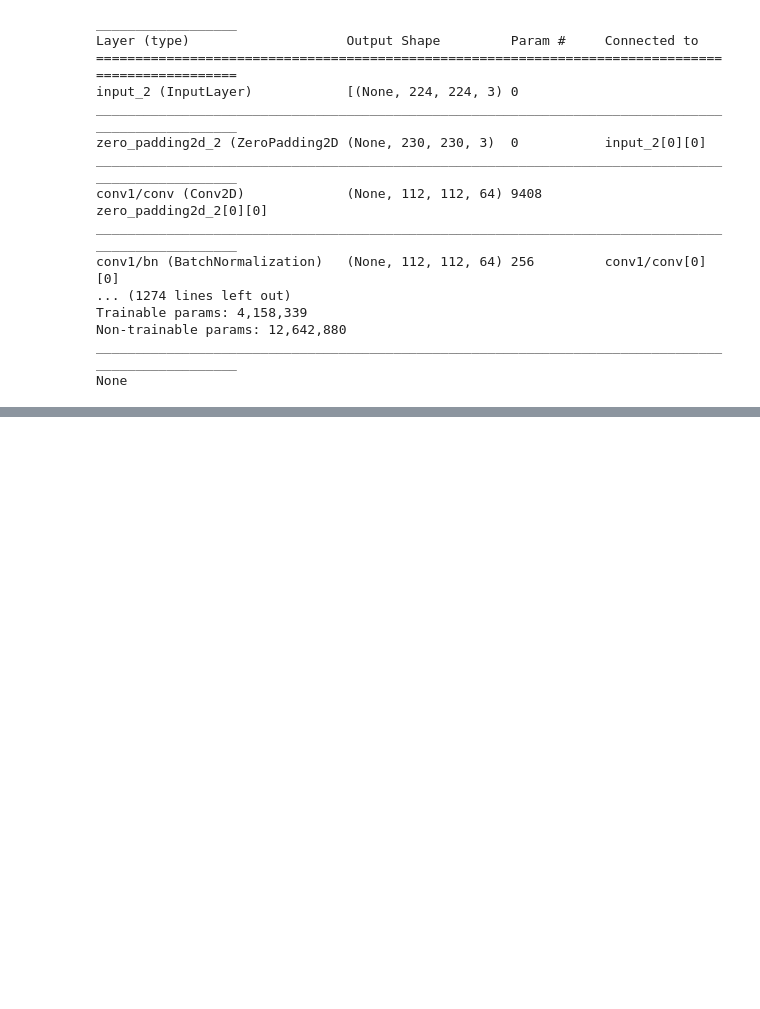
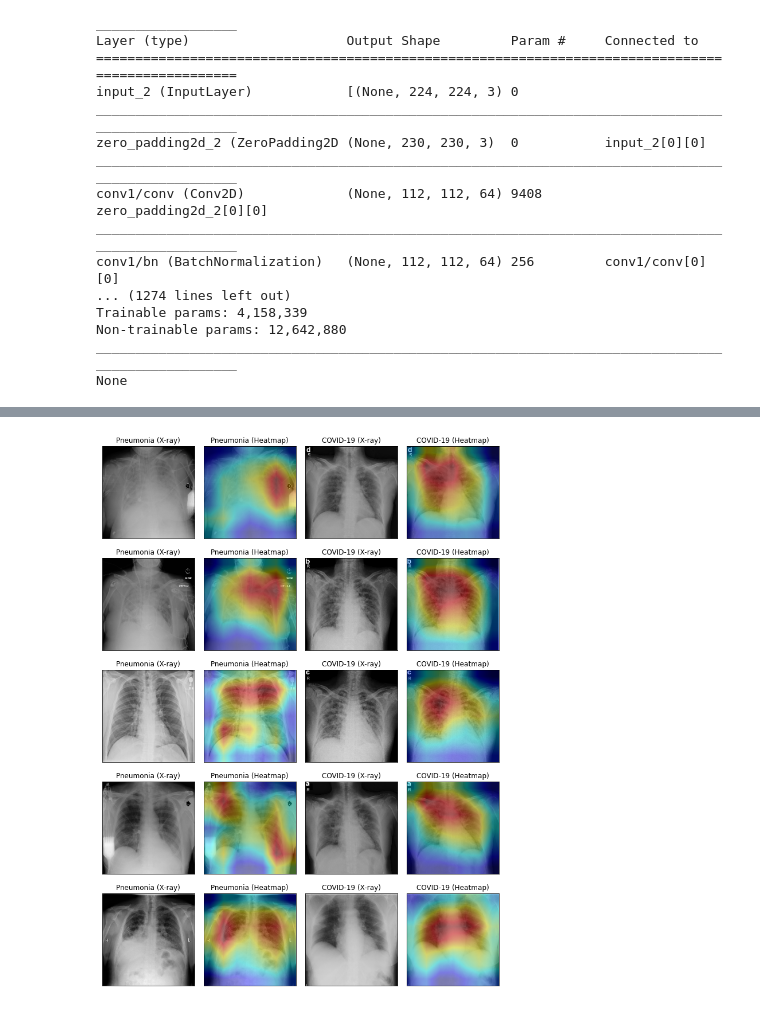
Before and after one commit to zeeshannisar/COVID-19, a Jupyter notebook: Implementations/dataset 02/DenseNet169-Transfer Learning-COVID19-dataset 02.ipynb, the cells around one changed output, grey strips where cells are left out. Cells and saved outputs as stored; diff of their text form; code cells hidden in the pictures; blank space fills up the shorter version.

Commit message:
DenseNet-169 Added

```diff
--- a/Implementations/dataset 02/DenseNet169-Transfer Learning-COVID19-dataset 02.ipynb
+++ b/Implementations/dataset 02/DenseNet169-Transfer Learning-COVID19-dataset 02.ipynb
@@ -336,8 +348,8 @@ import numpy as np
 import tensorflow as tf
 import matplotlib.pyplot as plt
 
-LAYER_NAME = 'out_relu'
-model = tf.keras.models.load_model('./saved Models/dataset 02/Pretrained MobileNetV2/mobilenetv2-best-model.h5')
+LAYER_NAME = 'relu'
+model = tf.keras.models.load_model('./saved Models/dataset 02/Pretrained DenseNet169/denseNet169-best-model.h5')
 grad_model = tf.keras.models.Model([model.inputs], [model.get_layer(LAYER_NAME).output, model.output])
 
 def GetHeatMap(img):
@@ -370,30 +382,32 @@ def GetHeatMap(img):
   return heatmap
 
 titles = ['Pneumonia (X-ray)', 'Pneumonia (Heatmap)', 'COVID-19 (X-ray)', 'COVID-19 (Heatmap)']
 rows = 5
 cols = 4
 fig, ax = plt.subplots(nrows=rows, ncols=cols, figsize=(10, 14), subplot_kw={'xticks': [], 'yticks': []})
 for r in range(rows):
   # plot pneumonia image
   ax[r][0].imshow(pneumonia[r, :, :, :])
   ax[r][0].set_title(titles[0], fontsize=12)
 
   # plot pneumonia heatmap
   ax[r][1].imshow(pneumonia[r, :, :, :])
   ax[r][1].imshow(GetHeatMap(pneumonia[r, :, :, :]))
   ax[r][1].set_title(titles[1], fontsize=12)
 
   # plot covid image
   ax[r][2].imshow(covid19[r, :, :, :])
   ax[r][2].set_title(titles[2], fontsize=12)
 
   # plot covid heatmap
   ax[r][3].imshow(covid19[r, :, :, :])
   ax[r][3].imshow(GetHeatMap(covid19[r, :, :, :]))
   ax[r][3].set_title(titles[3], fontsize=12)
 
 plt.tight_layout()
 plt.subplots_adjust(wspace=0.1, hspace=0)
 plt.savefig('./ReadMe Images/dataset 02/densenet169-visualization.png')
 plt.show()
 plt.close()
+# %% [output]
+[figure, added]
```
Also changed, not shown: parts of 6 cells of this notebook, 5 other files.
